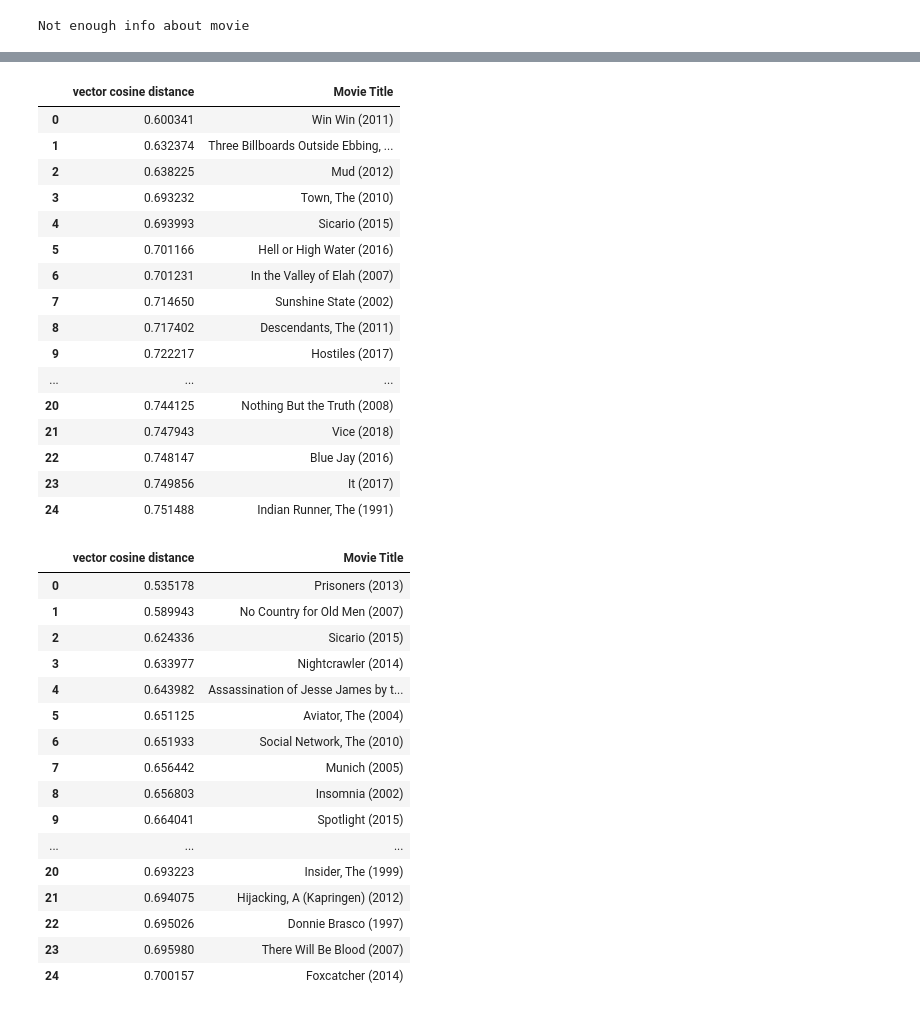
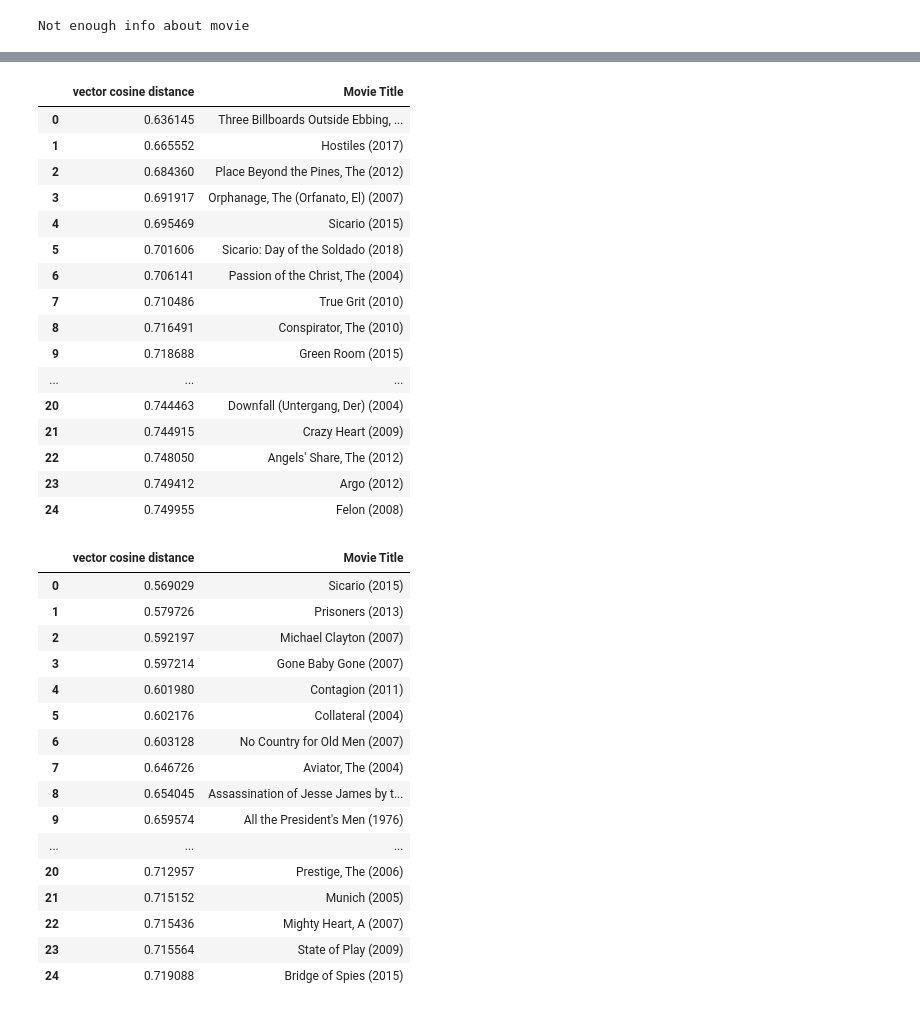
Before and after one commit to Techie5879/moviepp, a Jupyter notebook: predictor.ipynb, the cells around one changed output, grey strips where cells are left out. Drawn from its saved outputs; the diff is of its cells as text; code cells hidden in the pictures.

```diff
--- a/predictor.ipynb
+++ b/predictor.ipynb
@@ -22,6 +20,3 @@ movies
 | 62421 | 209169 | A Girl Thing (2001) | (no genres listed) |
 | 62422 | 209171 | Women of Devil's Island (1962) | Action|Adventure|Drama |
 62423 rows × 3 columns
-# %%
-model = pickle.load(open("svd_model_final.sav", "rb"))
-model
@@ -29,0 +23,4 @@ model
+# %%
+with gzip.open("svd_model_200.h5", 'rb') as f:
+    p = pickle.Unpickler(f)
+    model = p.load()
@@ -50,12 +51,12 @@ model.qi.shape
 # %%
 from scipy.spatial.distance import cosine as cosine_distance
 # %%
-def get_vector_by_movie_title(raw_id: int, trained_model: SVD) -> np.array:
+def get_vector_by_movie_title(raw_id: int, trained_model=model) -> np.array:
     """Returns the latent features of a movie in the form of a numpy array"""
     movie_row_idx = trained_model.trainset._raw2inner_id_items[raw_id]
     return trained_model.qi[movie_row_idx]
 # %%
-def get_recs(liked_movie_title: str, model: SVD) -> pd.DataFrame:
+def get_recs(liked_movie_title: str, model=model):
     try:
         """Returns the top 25 most similar movies to a specified movie
 
@@ -249,41 +250,41 @@ get_recs("WALL·E (2008)", model)
 # %%
-get_recs("Wind River (2017)", model)
+get_recs("Wind River (2017)")
 # %% [output]
 |  | vector cosine distance | Movie Title |
-| 0 | 0.600341 | Win Win (2011) |
-| 1 | 0.632374 | Three Billboards Outside Ebbing, ... |
-| 2 | 0.638225 | Mud (2012) |
-| 3 | 0.693232 | Town, The (2010) |
-| 4 | 0.693993 | Sicario (2015) |
-| 5 | 0.701166 | Hell or High Water (2016) |
-| 6 | 0.701231 | In the Valley of Elah (2007) |
-| 7 | 0.714650 | Sunshine State (2002) |
-| 8 | 0.717402 | Descendants, The (2011) |
-| 9 | 0.722217 | Hostiles (2017) |
+| 0 | 0.636145 | Three Billboards Outside Ebbing, ... |
+| 1 | 0.665552 | Hostiles (2017) |
+| 2 | 0.684360 | Place Beyond the Pines, The (2012) |
+| 3 | 0.691917 | Orphanage, The (Orfanato, El) (2007) |
+| 4 | 0.695469 | Sicario (2015) |
+| 5 | 0.701606 | Sicario: Day of the Soldado (2018) |
+| 6 | 0.706141 | Passion of the Christ, The (2004) |
+| 7 | 0.710486 | True Grit (2010) |
+| 8 | 0.716491 | Conspirator, The (2010) |
+| 9 | 0.718688 | Green Room (2015) |
 | ... | ... | ... |
-| 20 | 0.744125 | Nothing But the Truth (2008) |
-| 21 | 0.747943 | Vice (2018) |
-| 22 | 0.748147 | Blue Jay (2016) |
-| 23 | 0.749856 | It (2017) |
-| 24 | 0.751488 | Indian Runner, The (1991) |
+| 20 | 0.744463 | Downfall (Untergang, Der) (2004) |
+| 21 | 0.744915 | Crazy Heart (2009) |
+| 22 | 0.748050 | Angels' Share, The (2012) |
+| 23 | 0.749412 | Argo (2012) |
+| 24 | 0.749955 | Felon (2008) |
 # %%
-get_recs("Zodiac (2007)", model)
+get_recs("Zodiac (2007)")
 # %% [output]
 |  | vector cosine distance | Movie Title |
-| 0 | 0.535178 | Prisoners (2013) |
-| 1 | 0.589943 | No Country for Old Men (2007) |
-| 2 | 0.624336 | Sicario (2015) |
-| 3 | 0.633977 | Nightcrawler (2014) |
-| 4 | 0.643982 | Assassination of Jesse James by t... |
-| 5 | 0.651125 | Aviator, The (2004) |
-| 6 | 0.651933 | Social Network, The (2010) |
-| 7 | 0.656442 | Munich (2005) |
-| 8 | 0.656803 | Insomnia (2002) |
-| 9 | 0.664041 | Spotlight (2015) |
+| 0 | 0.569029 | Sicario (2015) |
+| 1 | 0.579726 | Prisoners (2013) |
+| 2 | 0.592197 | Michael Clayton (2007) |
+| 3 | 0.597214 | Gone Baby Gone (2007) |
+| 4 | 0.601980 | Contagion (2011) |
+| 5 | 0.602176 | Collateral (2004) |
+| 6 | 0.603128 | No Country for Old Men (2007) |
+| 7 | 0.646726 | Aviator, The (2004) |
+| 8 | 0.654045 | Assassination of Jesse James by t... |
+| 9 | 0.659574 | All the President's Men (1976) |
 | ... | ... | ... |
-| 20 | 0.693223 | Insider, The (1999) |
-| 21 | 0.694075 | Hijacking, A (Kapringen) (2012) |
-| 22 | 0.695026 | Donnie Brasco (1997) |
-| 23 | 0.695980 | There Will Be Blood (2007) |
-| 24 | 0.700157 | Foxcatcher (2014) |
+| 20 | 0.712957 | Prestige, The (2006) |
+| 21 | 0.715152 | Munich (2005) |
+| 22 | 0.715436 | Mighty Heart, A (2007) |
+| 23 | 0.715564 | State of Play (2009) |
+| 24 | 0.719088 | Bridge of Spies (2015) |
 # %%
```
Also changed, not shown: parts of 14 cells of this notebook.
